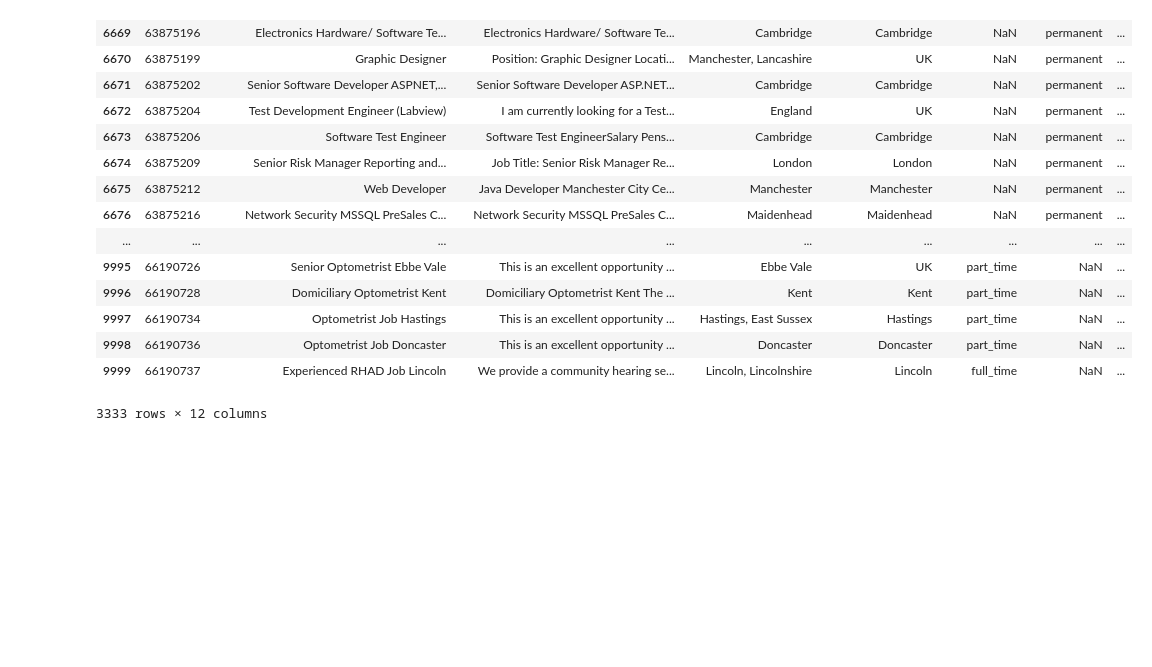
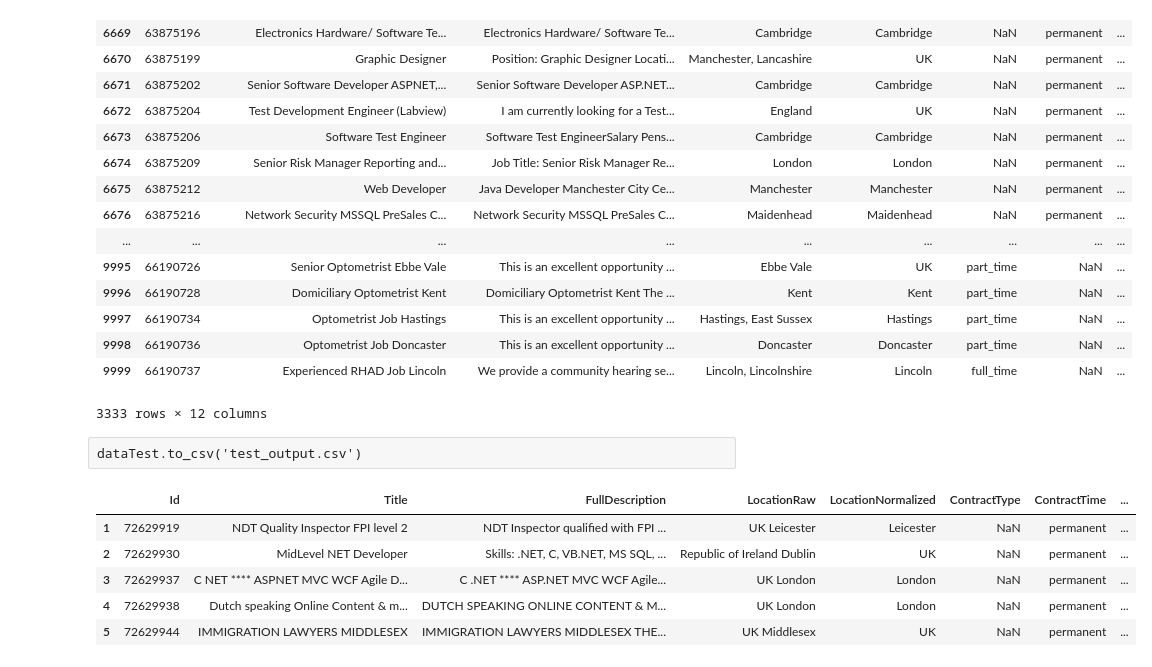
Before and after one commit to asbhat/data-science-class, a Jupyter notebook: linear-regression-assignment/2.11 Linear Regression.ipynb, the cells around one changed output. Drawn from its saved outputs; the diff is of its cells as text; code cells hidden in the pictures; blank space fills up the shorter version.

```diff
--- a/linear-regression-assignment/2.11 Linear Regression.ipynb
+++ b/linear-regression-assignment/2.11 Linear Regression.ipynb
@@ -545,3 +545,5 @@ dataTest
 | 9998 | 66190736 | Optometrist Job Doncaster | This is an excellent opportunity ... | Doncaster | Doncaster | part_time | NaN | ... |
 | 9999 | 66190737 | Experienced RHAD Job Lincoln | We provide a community hearing se... | Lincoln, Lincolnshire | Lincoln | full_time | NaN | ... |
 3333 rows × 12 columns
+# %% [raw]
+dataTest.to_csv('test_output.csv')
@@ -547,0 +552,9 @@ dataTest
+# %%
+test.head()
+# %% [output]
+|  | Id | Title | FullDescription | LocationRaw | LocationNormalized | ContractType | ContractTime | ... |
+| 1 | 72629919 | NDT Quality Inspector FPI level 2 | NDT Inspector qualified with FPI ... | UK Leicester | Leicester | NaN | permanent | ... |
+| 2 | 72629930 | MidLevel NET Developer | Skills: .NET, C, VB.NET, MS SQL, ... | Republic of Ireland Dublin | UK | NaN | permanent | ... |
+| 3 | 72629937 | C NET **** ASPNET MVC WCF Agile D... | C .NET **** ASP.NET MVC WCF Agile... | UK London | London | NaN | permanent | ... |
+| 4 | 72629938 | Dutch speaking Online Content & m... | DUTCH SPEAKING ONLINE CONTENT & M... | UK London | London | NaN | permanent | ... |
+| 5 | 72629944 | IMMIGRATION LAWYERS MIDDLESEX | IMMIGRATION LAWYERS MIDDLESEX THE... | UK Middlesex | UK | NaN | permanent | ... |
```
Also changed, not shown: parts of 11 cells of this notebook.
